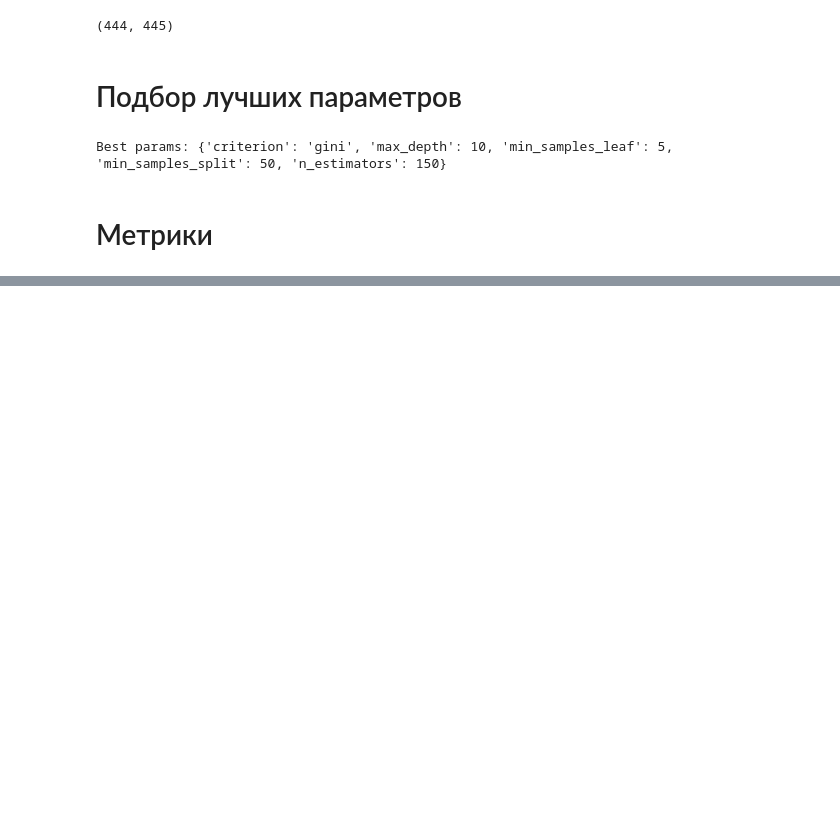
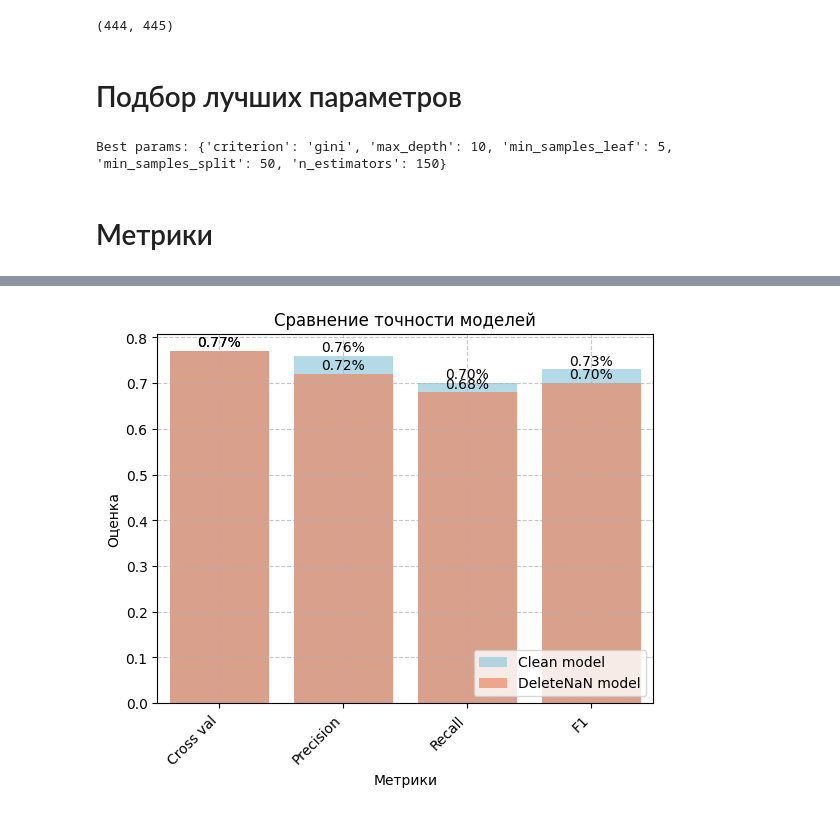
Before and after one commit to NeZorinEgor/MyML-Notes, a Jupyter notebook: FeatureEngineering/05_Data_Cleansing/titanic.ipynb, the cells around one changed output, grey strips where cells are left out. Saved outputs shown, nothing was run; the diff lists cells and outputs as text; code cells hidden in the pictures; blank space fills up the shorter version.

```diff
--- a/FeatureEngineering/05_Data_Cleansing/titanic.ipynb
+++ b/FeatureEngineering/05_Data_Cleansing/titanic.ipynb
@@ -54,0 +81,2 @@ titanic_df = titanic_df.drop("Cabin", axis=1)
+# %%
+deleted_df = titanic_df.copy()
@@ -54,0 +119,14 @@ titanic_df = titanic_df.drop("Cabin", axis=1)
+# %%
+cross_val = cross_val_score(best_rf_clf, X_test, y_test, cv=5).mean()
+precision = precision_score(y_test, y_pred)
+recall = recall_score(y_test, y_pred)
+f1 = f1_score(y_test, y_pred)
+delete_metric_df = pd.DataFrame({
+    "Cross val": [round(cross_val, 2)],
+    "Precision": [round(precision, 2)],
+    "Recall": [round(recall, 2)],
+    "F1": [round(f1, 2)],
+}).T
+delete_metric_df.reset_index(inplace=True)
+delete_metric_df.columns = ["Metrics", "Score"]
+delete_metric_df.head()
@@ -218,0 +314,16 @@ TODO
+# %%
+sns.barplot(x=clean_metric_df["Metrics"], y=clean_metric_df["Score"], color='skyblue', alpha=0.7, label="Clean model")
+sns.barplot(x=delete_metric_df["Metrics"], y=delete_metric_df["Score"], color='coral', alpha=0.7, label="DeleteNaN model")
+plt.grid(True, linestyle='--', alpha=0.7)
+plt.title("Сравнение точности моделей")
+plt.xlabel("Метрики")
+plt.ylabel("Оценка")
+plt.legend(loc="lower right")
+for i, value in enumerate(clean_metric_df["Score"]):
+    plt.text(i, value + 0.01, f'{value:.2f}%', ha='center', color='black')
+for i, value in enumerate(delete_metric_df["Score"]):
+    plt.text(i, value + 0.01, f'{value:.2f}%', ha='center', color='black')
+plt.xticks(rotation=45, ha='right')
+plt.show()
+# %% [output]
+[figure, added]
```
Also changed, not shown: parts of 17 cells of this notebook.
